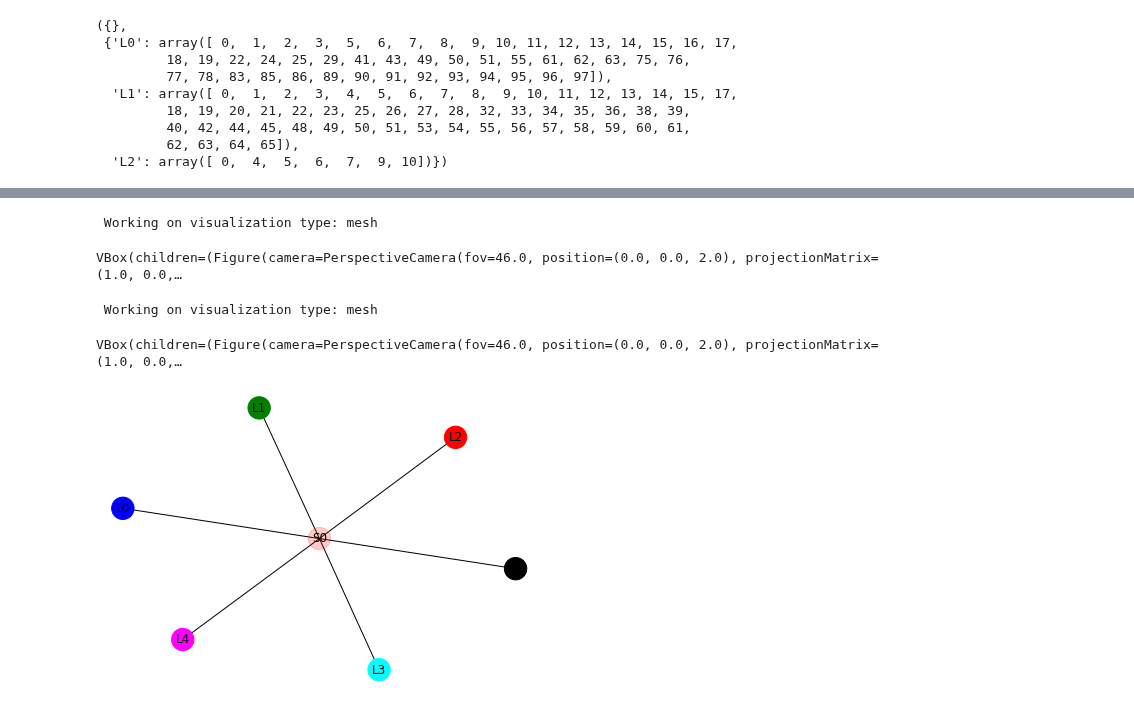
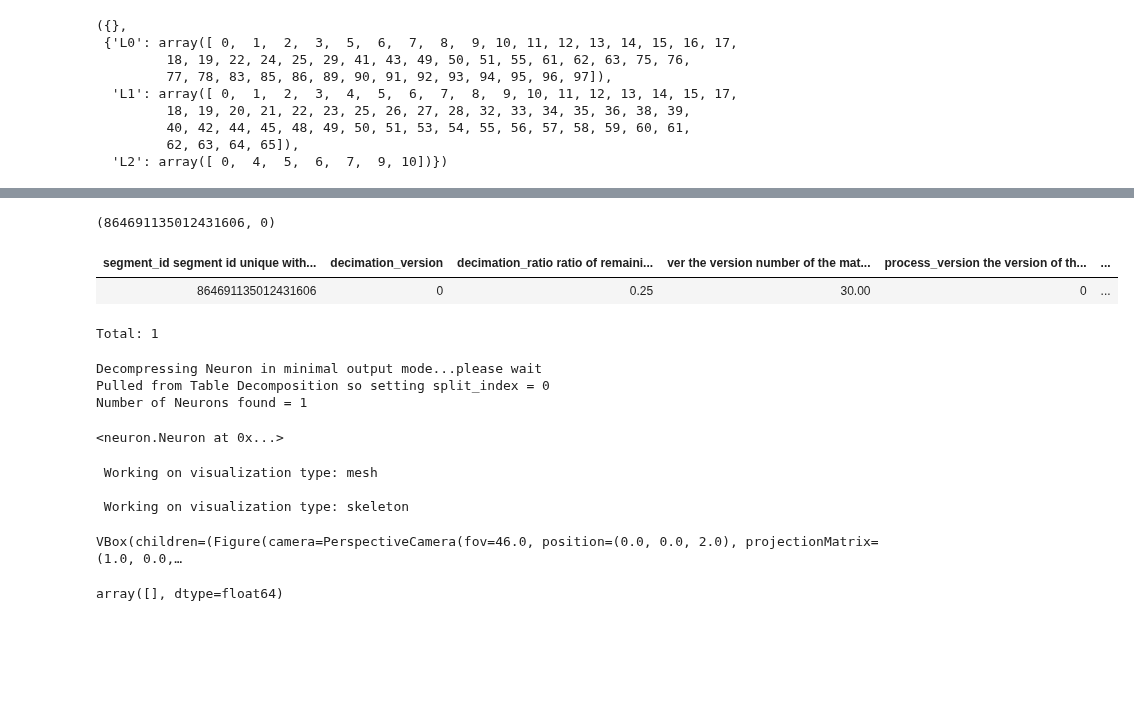
Before and after one commit to celiibrendan/neuron_mesh_tools, a Jupyter notebook: Auto_Proofreading/Error_Detection_Rules/Erroring_Presyns_On_Dendrites.ipynb, the cells around one changed output, grey strips where cells are left out. Drawn from its saved outputs; the diff is of its cells as text; code cells hidden in the pictures; blank space fills up the shorter version.

```diff
--- a/Auto_Proofreading/Error_Detection_Rules/Erroring_Presyns_On_Dendrites.ipynb
+++ b/Auto_Proofreading/Error_Detection_Rules/Erroring_Presyns_On_Dendrites.ipynb
@@ -214,14 +178,25 @@ Total time for Neuron Proofreading: 87.98433256149292
 # %%
 print(f"edges_to_create_and_delete_by_doubling_back_and_width")
 print(f"running_width_jump_method = {kwargs['running_width_jump_method']}")
-# %%
-nviz.visualize_neuron_lite(output_dict["filtered_neuron"])
-# %% [output]
- Working on visualization type: mesh
-VBox(children=(Figure(camera=PerspectiveCamera(fov=46.0, position=(0.0, 0.0, 2.0), projectionMatrix=(1.0, 0.0,…
-# %%
-nviz.visualize_neuron_limbs(output_dict["filtered_neuron"])
-# %% [output]
- Working on visualization type: mesh
-VBox(children=(Figure(camera=PerspectiveCamera(fov=46.0, position=(0.0, 0.0, 2.0), projectionMatrix=(1.0, 0.0,…
-[figure, removed]
+# %%
+seg_ids,split_idxs = (minnie.AutoProofreadNeurons() & "n_axons=1" & "cell_type_predicted='excitatory'").fetch("segment_id","split_index")
+# %%
+curr_idx = 1000
+curr_segment_id,curr_split_index = seg_ids[curr_idx],split_idxs[curr_idx]
+curr_segment_id,curr_split_index
+# %% [output]
+(864691135012431606, 0)
+# %%
+minnie.Decomposition() & dict(segment_id=curr_segment_id)
+# %% [output]
+| segment_id segment id unique with... | decimation_version | decimation_ratio ratio of remaini... | ver the version number of the mat... | process_version the version of th... | ... |
+| 864691135012431606 | 0 | 0.25 | 30.00 | 0 | ... |
+Total: 1
+# %%
+neuron_obj = du.decomposition_with_spine_recalculation(segment_id=curr_segment_id,
+                                         split_index=curr_split_index)
+# %% [output]
+Decompressing Neuron in minimal output mode...please wait
+Pulled from Table Decomposition so setting split_index = 0
+Number of Neurons found = 1
+<neuron.Neuron at 0x...>
@@ -227,0 +205,8 @@ VBox(children=(Figure(camera=PerspectiveCamera(fov=46.0, position=(0.0, 0.0, 2.0
+# %%
+nviz.visualize_neuron(neuron_obj,
+                     limb_branch_dict="all")
+# %% [output]
+ Working on visualization type: mesh
+
+ Working on visualization type: skeleton
+VBox(children=(Figure(camera=PerspectiveCamera(fov=46.0, position=(0.0, 0.0, 2.0), projectionMatrix=(1.0, 0.0,…
@@ -227,0 +216,4 @@ VBox(children=(Figure(camera=PerspectiveCamera(fov=46.0, position=(0.0, 0.0, 2.0
+# %%
+np.concatenate([[],[]])
+# %% [output]
+array([], dtype=float64)
```
Also changed, not shown: parts of 10 cells of this notebook, 4 other files.
